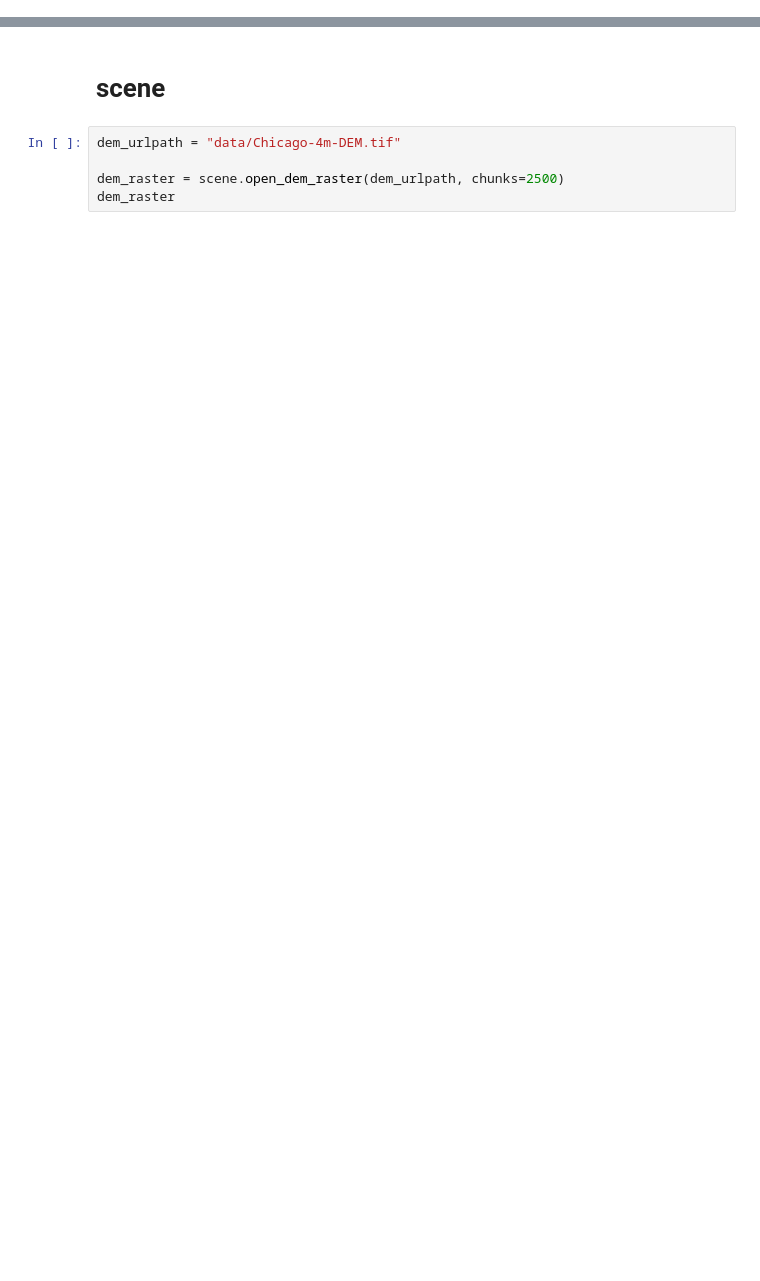
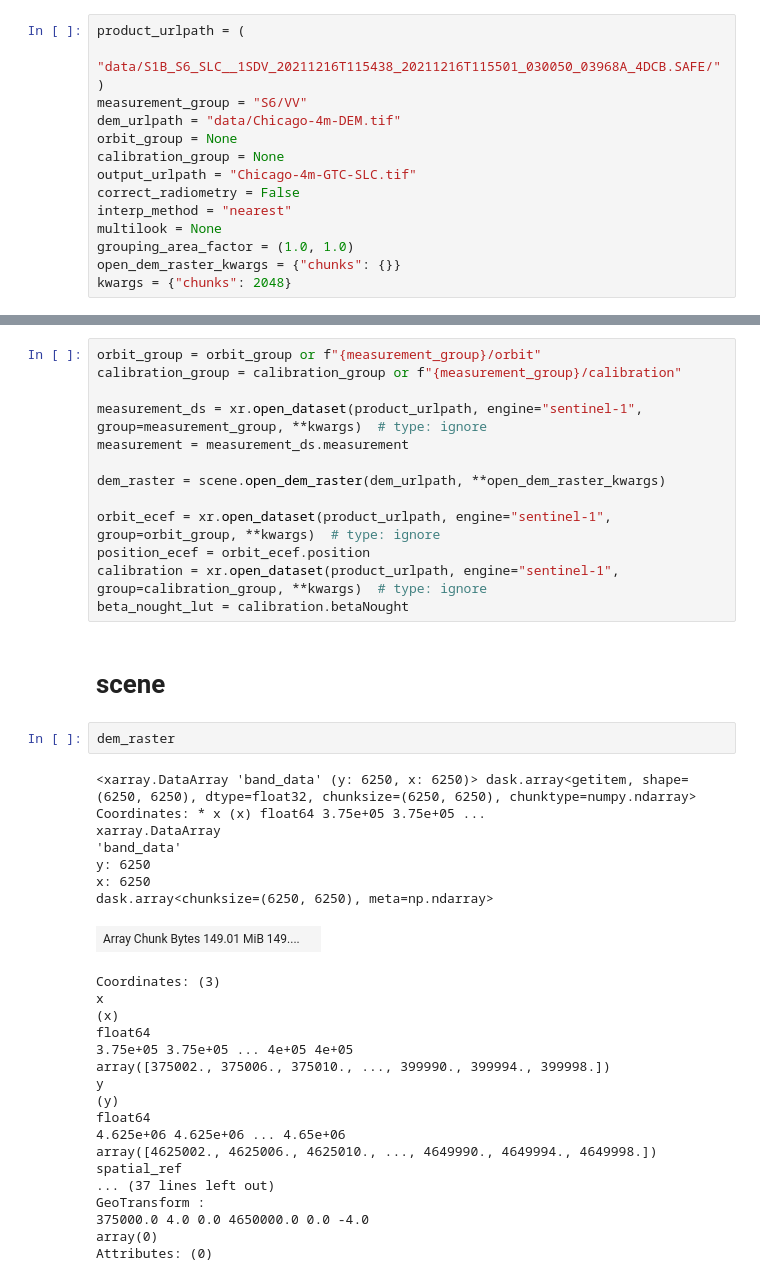
Before and after one commit to bopen/sarsen, a Jupyter notebook: notebooks/S1-SLC-SM-backward-geocode.ipynb, the cells around one changed output, grey strips where cells are left out. Drawn from its saved outputs; the diff is of its cells as text; blank space fills up the shorter version.

```diff
--- a/notebooks/S1-SLC-SM-backward-geocode.ipynb
+++ b/notebooks/S1-SLC-SM-backward-geocode.ipynb
@@ -23,0 +25,15 @@ from sarsen import apps, geocoding, orbit, scene
+# %%
+product_urlpath = (
+    "data/S1B_S6_SLC__1SDV_20211216T115438_20211216T115501_030050_03968A_4DCB.SAFE/"
+)
+measurement_group = "S6/VV"
+dem_urlpath = "data/Chicago-4m-DEM.tif"
+orbit_group = None
+calibration_group = None
+output_urlpath = "Chicago-4m-GTC-SLC.tif"
+correct_radiometry = False
+interp_method = "nearest"
+multilook = None
+grouping_area_factor = (1.0, 1.0)
+open_dem_raster_kwargs = {"chunks": {}}
+kwargs = {"chunks": 2048}
@@ -24,8 +46,43 @@ from sarsen import apps, geocoding, orbit, scene
+# %%
+orbit_group = orbit_group or f"{measurement_group}/orbit"
+calibration_group = calibration_group or f"{measurement_group}/calibration"
+
+measurement_ds = xr.open_dataset(product_urlpath, engine="sentinel-1", group=measurement_group, **kwargs)  # type: ignore
+measurement = measurement_ds.measurement
+
+dem_raster = scene.open_dem_raster(dem_urlpath, **open_dem_raster_kwargs)
+
+orbit_ecef = xr.open_dataset(product_urlpath, engine="sentinel-1", group=orbit_group, **kwargs)  # type: ignore
+position_ecef = orbit_ecef.position
+calibration = xr.open_dataset(product_urlpath, engine="sentinel-1", group=calibration_group, **kwargs)  # type: ignore
+beta_nought_lut = calibration.betaNought
 # %% [markdown]
 # scene
 # %%
-dem_urlpath = "data/Chicago-4m-DEM.tif"
-
-dem_raster = scene.open_dem_raster(dem_urlpath, chunks=2500)
 dem_raster
+# %% [output]
+<xarray.DataArray 'band_data' (y: 6250, x: 6250)> dask.array<getitem, shape=(6250, 6250), dtype=float32, chunksize=(6250, 6250), chunktype=numpy.ndarray> Coordinates: * x (x) float64 3.75e+05 3.75e+05 ...
+xarray.DataArray
+'band_data'
+y: 6250
+x: 6250
+dask.array<chunksize=(6250, 6250), meta=np.ndarray>
+| Array Chunk Bytes 149.01 MiB 149.... |  |
+Coordinates: (3)
+x
+(x)
+float64
+3.75e+05 3.75e+05 ... 4e+05 4e+05
+array([375002., 375006., 375010., ..., 399990., 399994., 399998.])
+y
+(y)
+float64
+4.625e+06 4.625e+06 ... 4.65e+06
+array([4625002., 4625006., 4625010., ..., 4649990., 4649994., 4649998.])
+spatial_ref
+... (37 lines left out)
+GeoTransform :
+375000.0 4.0 0.0 4650000.0 0.0 -4.0
+array(0)
+Attributes: (0)
 # %%
```
Also changed, not shown: parts of 24 cells of this notebook, 3 other files.
